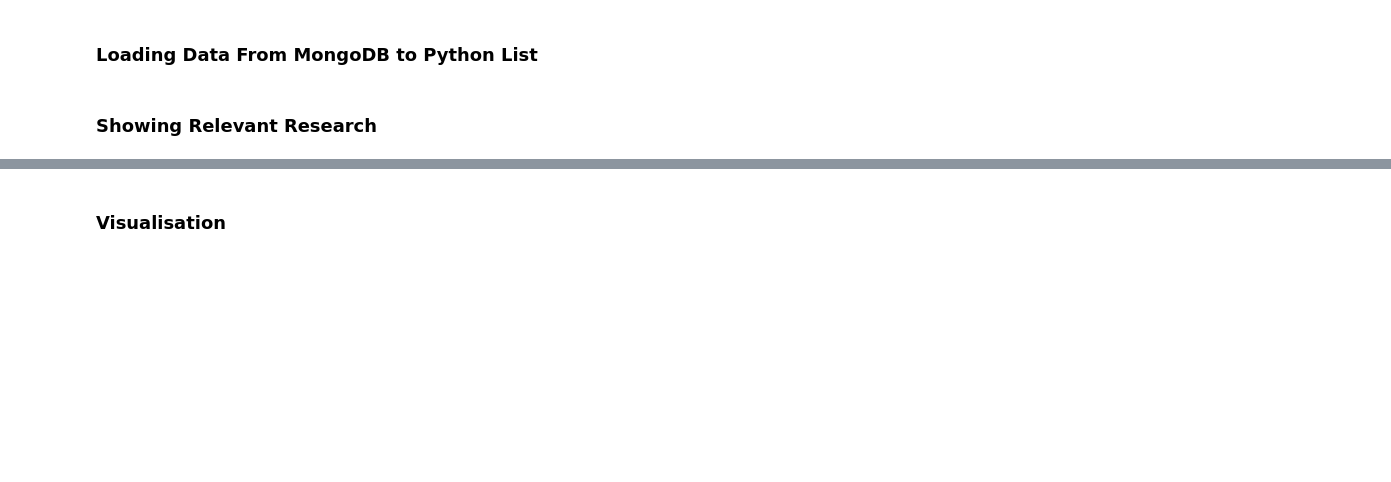
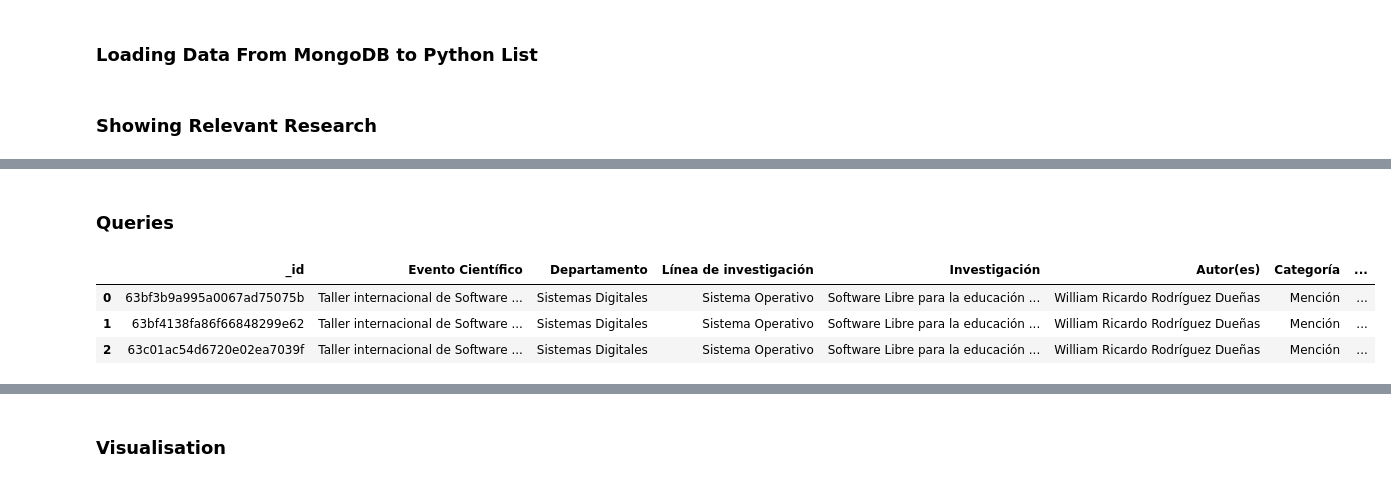
Before and after one commit to Jorgito58/First-Steps-Into-MongoDB, a Jupyter notebook: mongdg.ipynb, the cells around one changed output, grey strips where cells are left out. Saved outputs shown, nothing was run; the diff lists cells and outputs as text; code cells hidden in the pictures; blank space fills up the shorter version.

```diff
--- a/mongdg.ipynb
+++ b/mongdg.ipynb
@@ -76,3 +76,16 @@ df_fr.head()
 | 2 | 63bf3b9a995a0067ad75075b | Taller internacional de Software ... | Sistemas Digitales | Sistema Operativo | Software Libre para la educación ... | William Ricardo Rodríguez Dueñas | Mención | ... |
 | 3 | 63bf3b9a995a0067ad75075c | Taller internacional de Inteligen... | Inteligencia artificial y computa... | Inteligencia Artificial | Cuba frente al Big Data y la Inte... | González Arencibia, Mario; Vázque... | Relevante | ... |
 | 4 | 63bf3b9a995a0067ad75075d | Taller internacional de Impacto d... | Informática | Internet de las cosas | Tendencies in augmented reality | Martín Amaro, Nayma; Pérez Pupo, ... | Mención | ... |
+# %% [markdown]
+### Queries
+# %%
+# Sistemas Digitales
+lis12 = []
+for x in collection.find({'Departamento':'Sistemas Digitales'}):
+    lis12.append(x)
+pd.DataFrame(lis12)
+# %% [output]
+|  | _id | Evento Científico | Departamento | Línea de investigación | Investigación | Autor(es) | Categoría | ... |
+| 0 | 63bf3b9a995a0067ad75075b | Taller internacional de Software ... | Sistemas Digitales | Sistema Operativo | Software Libre para la educación ... | William Ricardo Rodríguez Dueñas | Mención | ... |
+| 1 | 63bf4138fa86f66848299e62 | Taller internacional de Software ... | Sistemas Digitales | Sistema Operativo | Software Libre para la educación ... | William Ricardo Rodríguez Dueñas | Mención | ... |
+| 2 | 63c01ac54d6720e02ea7039f | Taller internacional de Software ... | Sistemas Digitales | Sistema Operativo | Software Libre para la educación ... | William Ricardo Rodríguez Dueñas | Mención | ... |
```
Also changed, not shown: parts of 4 cells of this notebook.
